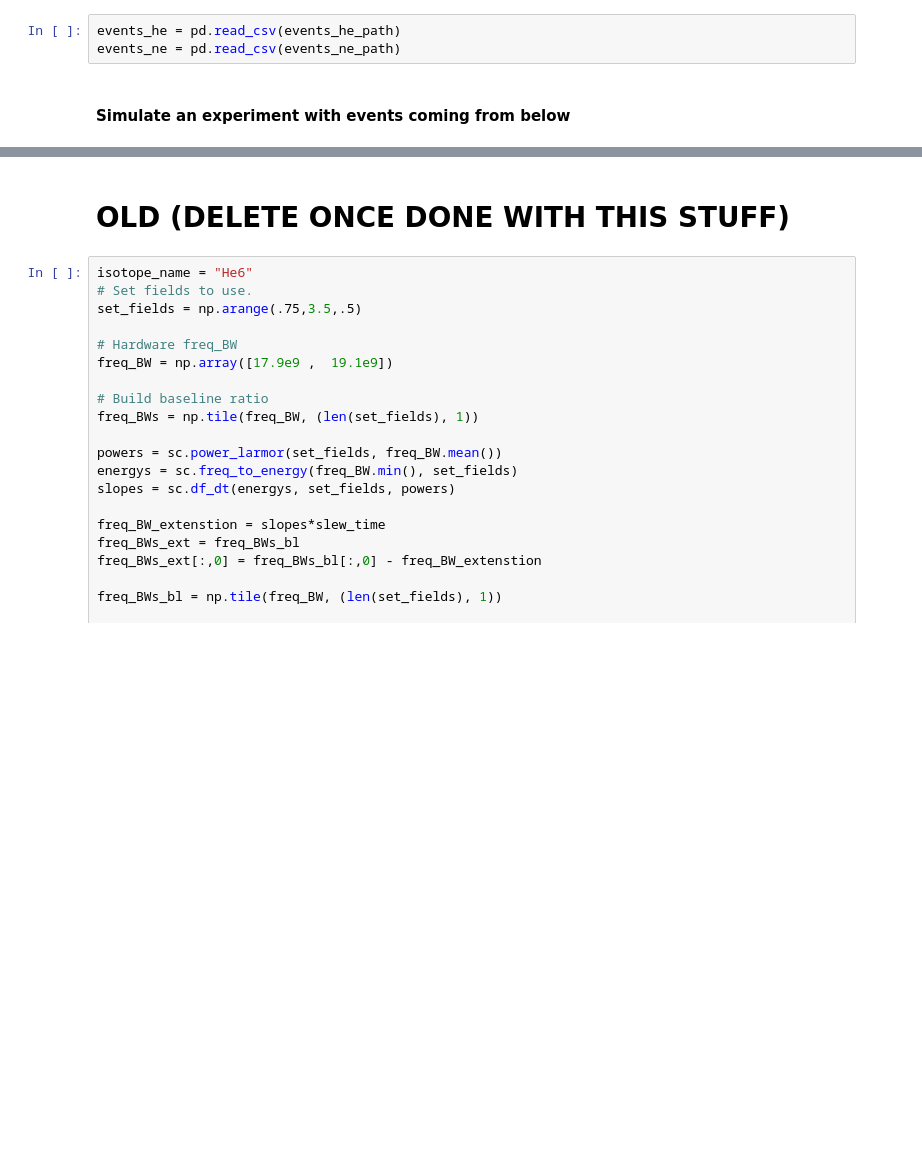
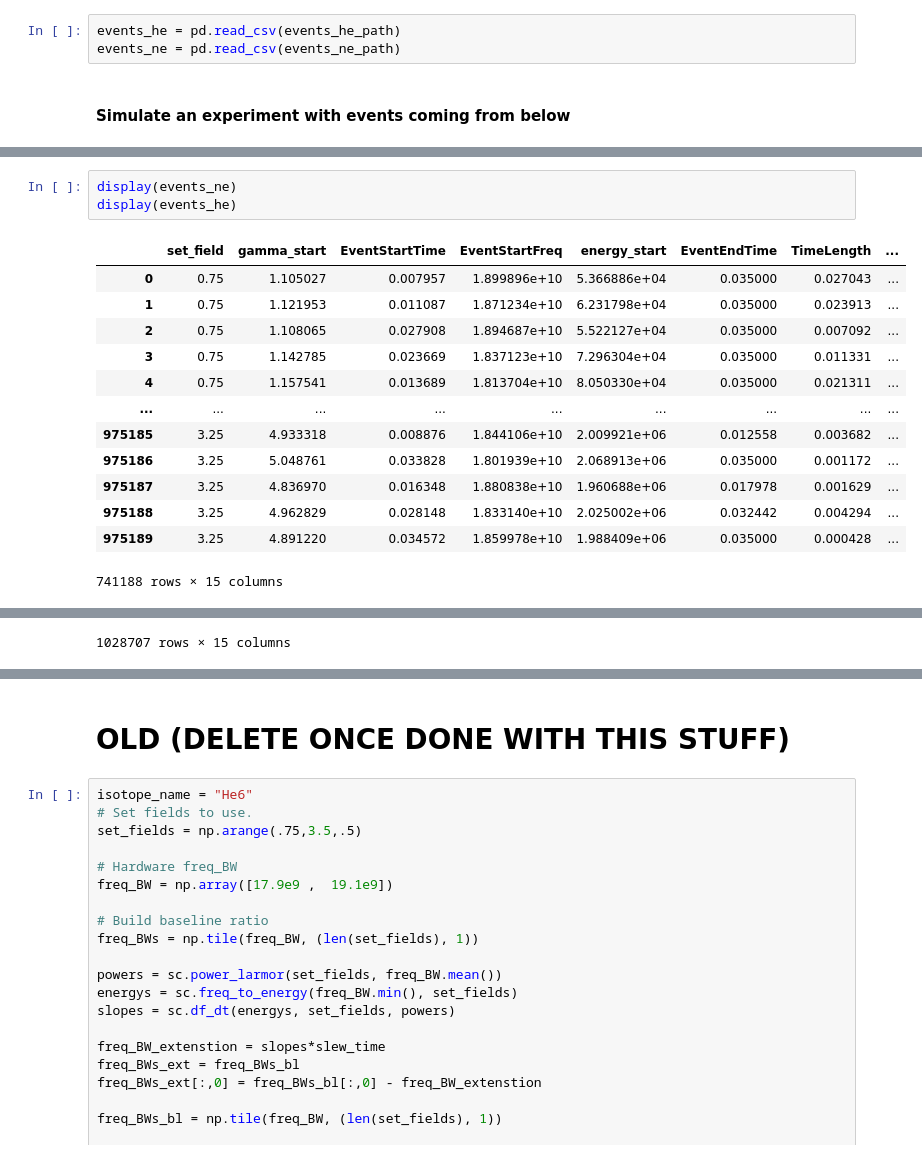
Before and after one commit to drewbyron/rocks-analysis-notebooks, a Jupyter notebook: MC_thesis_studies.ipynb, the cells around one changed output, grey strips where cells are left out. Cells and saved outputs as stored; diff of their text form; blank space fills up the shorter version.

```diff
--- a/MC_thesis_studies.ipynb
+++ b/MC_thesis_studies.ipynb
@@ -1356,0 +1380,17 @@ plt.show()
+# %%
+display(events_ne)
+display(events_he)
+# %% [output]
+|  | set_field | gamma_start | EventStartTime | EventStartFreq | energy_start | EventEndTime | TimeLength | ... |
+| 0 | 0.75 | 1.105027 | 0.007957 | 1.899896e+10 | 5.366886e+04 | 0.035000 | 0.027043 | ... |
+| 1 | 0.75 | 1.121953 | 0.011087 | 1.871234e+10 | 6.231798e+04 | 0.035000 | 0.023913 | ... |
+| 2 | 0.75 | 1.108065 | 0.027908 | 1.894687e+10 | 5.522127e+04 | 0.035000 | 0.007092 | ... |
+| 3 | 0.75 | 1.142785 | 0.023669 | 1.837123e+10 | 7.296304e+04 | 0.035000 | 0.011331 | ... |
+| 4 | 0.75 | 1.157541 | 0.013689 | 1.813704e+10 | 8.050330e+04 | 0.035000 | 0.021311 | ... |
+| ... | ... | ... | ... | ... | ... | ... | ... | ... |
+| 975185 | 3.25 | 4.933318 | 0.008876 | 1.844106e+10 | 2.009921e+06 | 0.012558 | 0.003682 | ... |
+| 975186 | 3.25 | 5.048761 | 0.033828 | 1.801939e+10 | 2.068913e+06 | 0.035000 | 0.001172 | ... |
+| 975187 | 3.25 | 4.836970 | 0.016348 | 1.880838e+10 | 1.960688e+06 | 0.017978 | 0.001629 | ... |
+| 975188 | 3.25 | 4.962829 | 0.028148 | 1.833140e+10 | 2.025002e+06 | 0.032442 | 0.004294 | ... |
+| 975189 | 3.25 | 4.891220 | 0.034572 | 1.859978e+10 | 1.988409e+06 | 0.035000 | 0.000428 | ... |
+741188 rows × 15 columns
@@ -1356,0 +1409 @@ plt.show()
+1028707 rows × 15 columns
```
Also changed, not shown: parts of 28 cells of this notebook, 3 other files.
